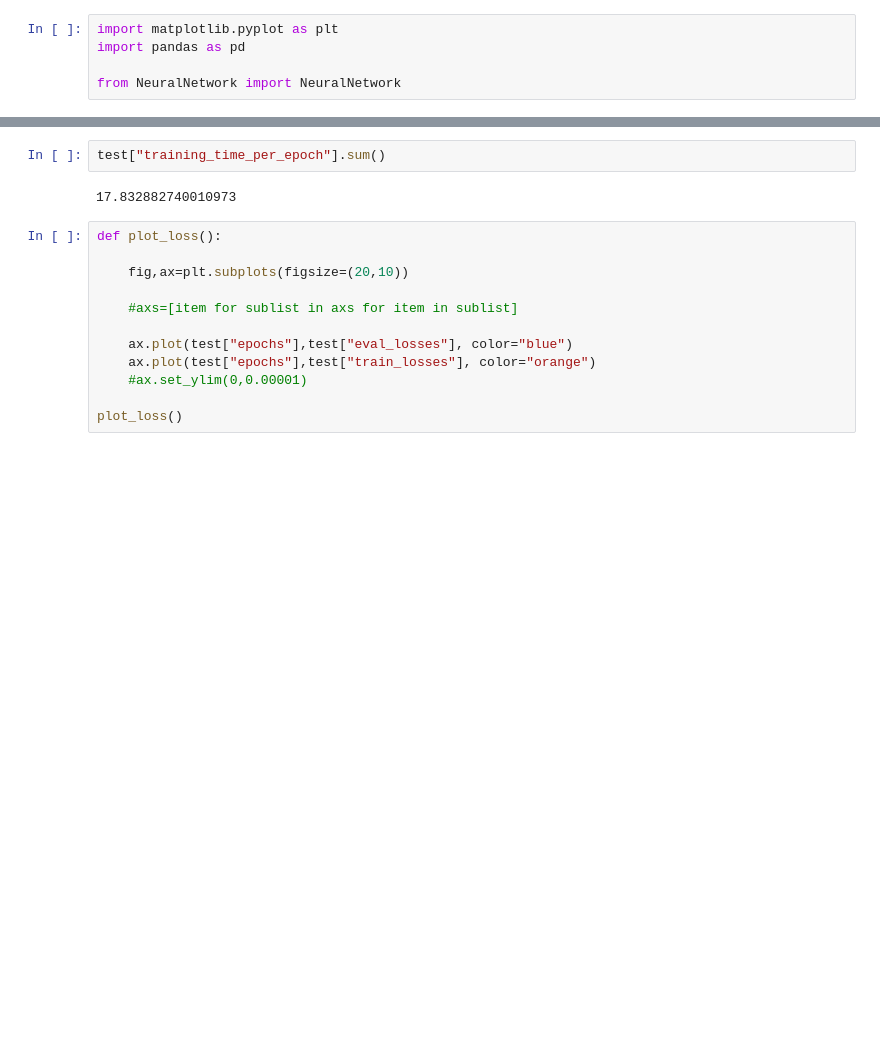
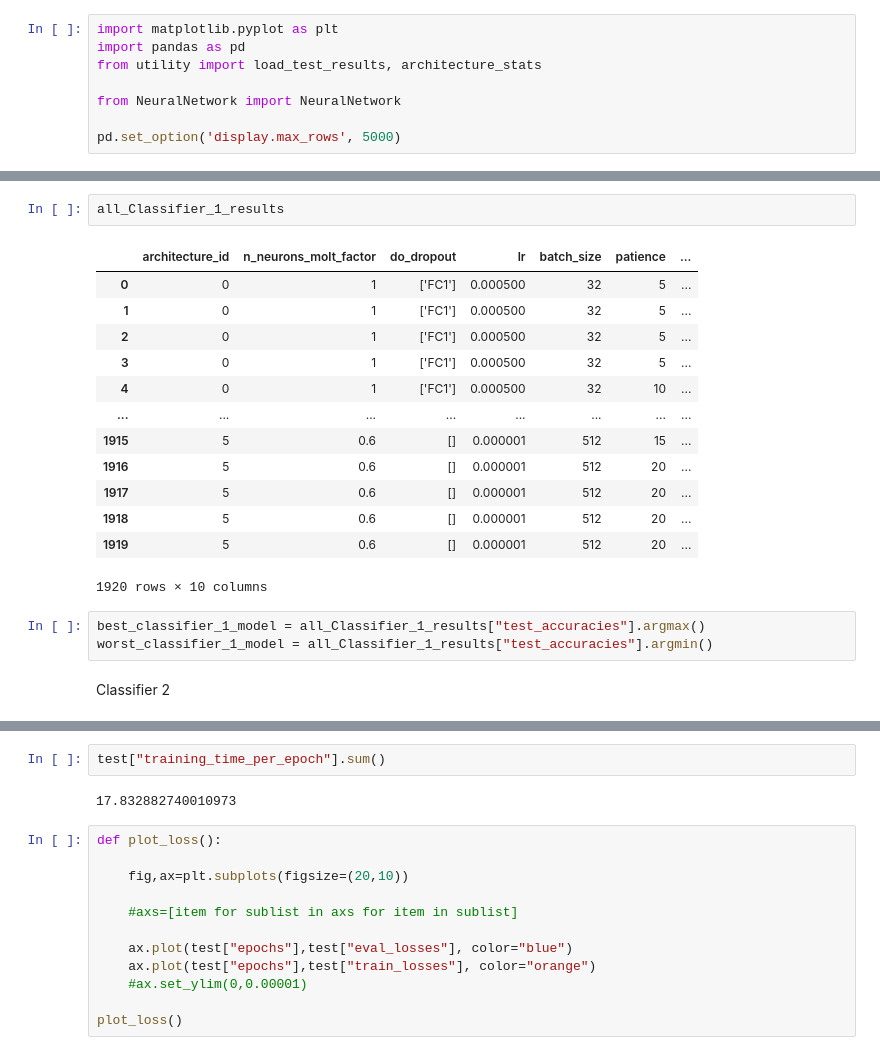
Before and after one commit to Lotto98/Sign-Language-MNIST, a Jupyter notebook: src/plots.ipynb, the cells around one changed output, grey strips where cells are left out. Saved outputs shown, nothing was run; the diff lists cells and outputs as text; blank space fills up the shorter version.

```diff
--- a/src/plots.ipynb
+++ b/src/plots.ipynb
@@ -1,5 +1,8 @@
 # %%
 import matplotlib.pyplot as plt
 import pandas as pd
+from utility import load_test_results, architecture_stats
 
 from NeuralNetwork import NeuralNetwork
+
+pd.set_option('display.max_rows', 5000)
@@ -22,0 +24,21 @@ best_index = tests["test_accuracies"].argmax()
+# %%
+all_Classifier_1_results
+# %% [output]
+|  | architecture_id | n_neurons_molt_factor | do_dropout | lr | batch_size | patience | ... |
+| 0 | 0 | 1 | ['FC1'] | 0.000500 | 32 | 5 | ... |
+| 1 | 0 | 1 | ['FC1'] | 0.000500 | 32 | 5 | ... |
+| 2 | 0 | 1 | ['FC1'] | 0.000500 | 32 | 5 | ... |
+| 3 | 0 | 1 | ['FC1'] | 0.000500 | 32 | 5 | ... |
+| 4 | 0 | 1 | ['FC1'] | 0.000500 | 32 | 10 | ... |
+| ... | ... | ... | ... | ... | ... | ... | ... |
+| 1915 | 5 | 0.6 | [] | 0.000001 | 512 | 15 | ... |
+| 1916 | 5 | 0.6 | [] | 0.000001 | 512 | 20 | ... |
+| 1917 | 5 | 0.6 | [] | 0.000001 | 512 | 20 | ... |
+| 1918 | 5 | 0.6 | [] | 0.000001 | 512 | 20 | ... |
+| 1919 | 5 | 0.6 | [] | 0.000001 | 512 | 20 | ... |
+1920 rows × 10 columns
+# %%
+best_classifier_1_model = all_Classifier_1_results["test_accuracies"].argmax()
+worst_classifier_1_model = all_Classifier_1_results["test_accuracies"].argmin()
+# %% [markdown]
+Classifier 2
```
Also changed, not shown: parts of 19 cells of this notebook, 4 other files.
